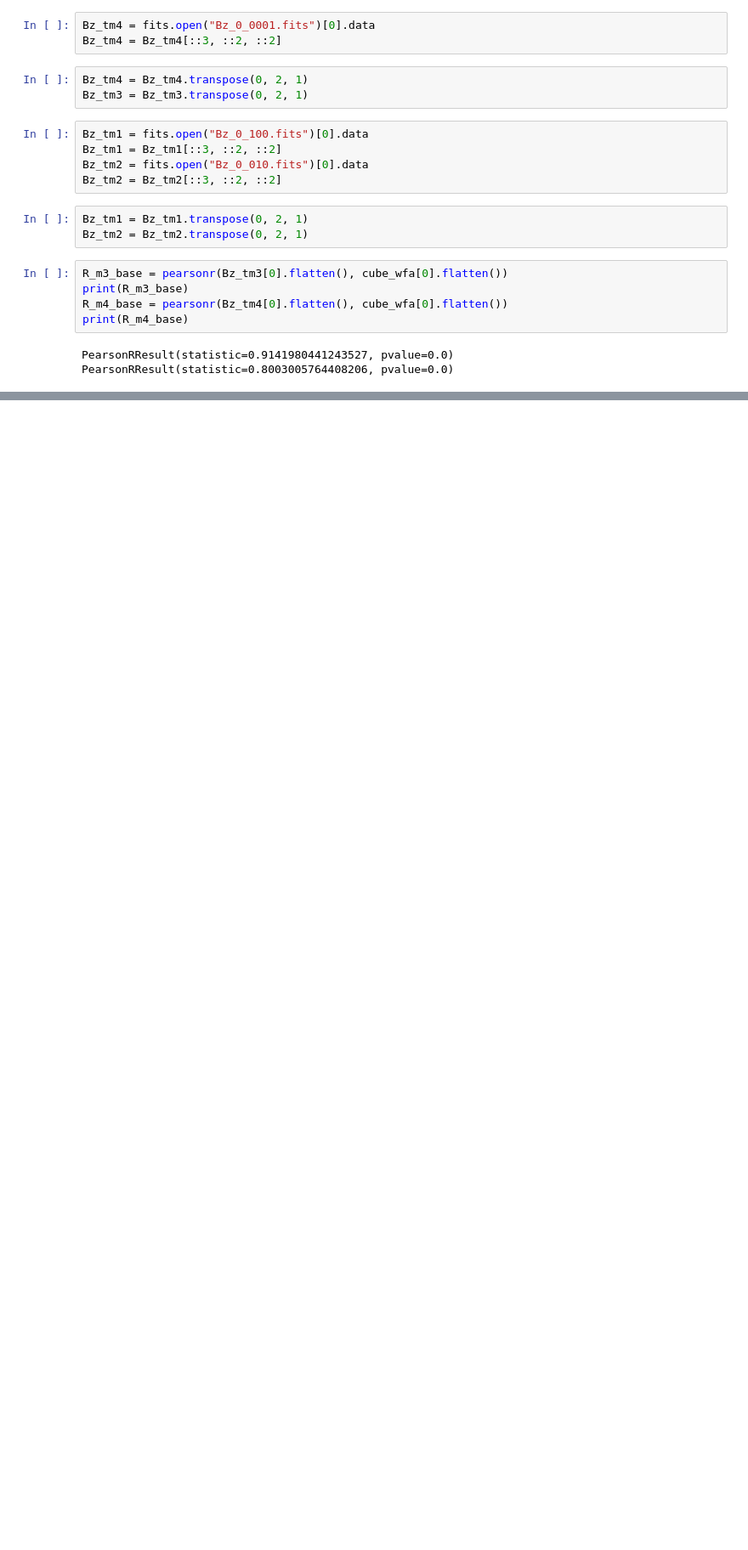
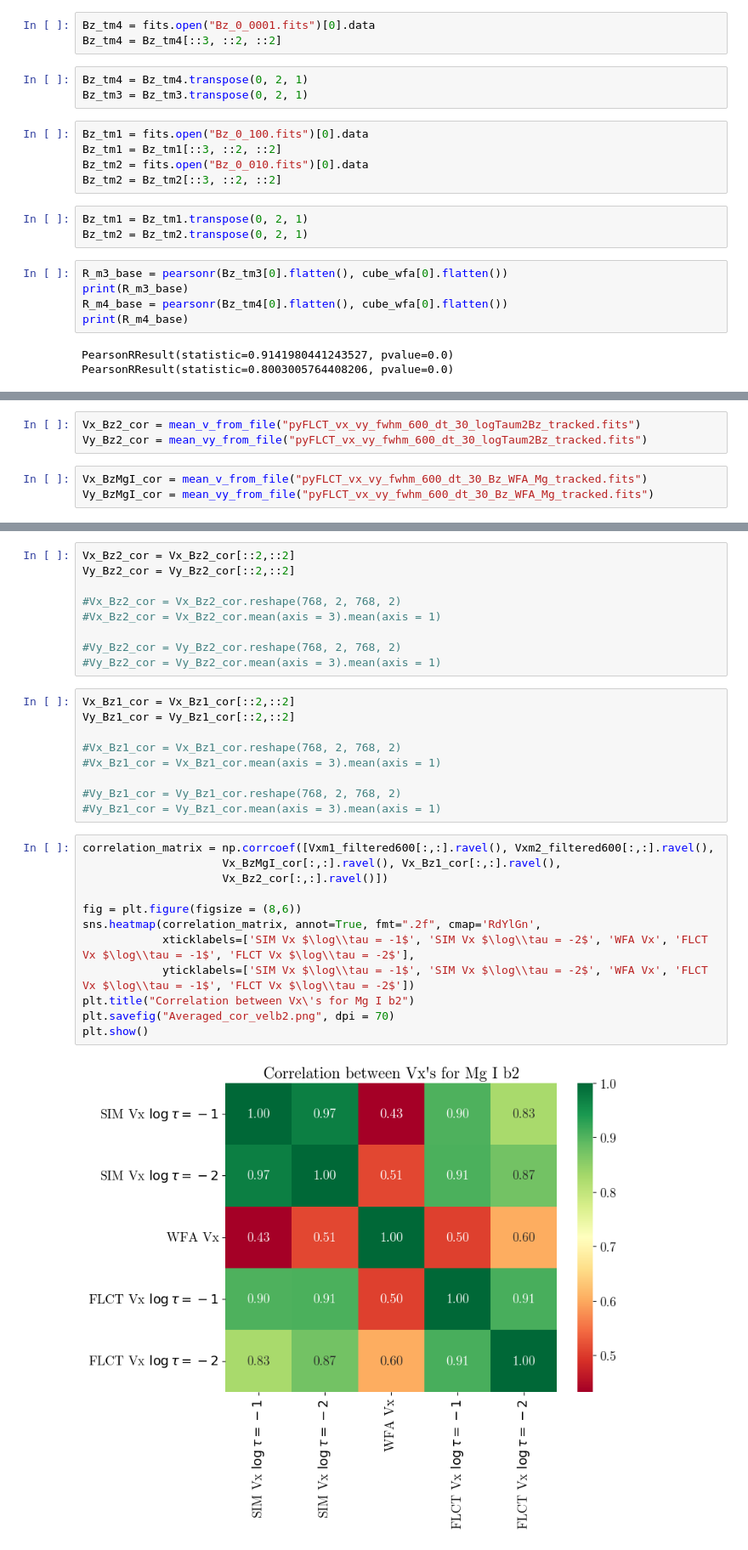
Before and after one commit to TheodoreKostic/Tracking_features, a Jupyter notebook: FirstPaper/WFA_MgIb2.ipynb, the cells around one changed output, grey strips where cells are left out. Shown at 85% size. Drawn from its saved outputs; the diff is of its cells as text; blank space fills up the shorter version.

```diff
--- a/FirstPaper/WFA_MgIb2.ipynb
+++ b/FirstPaper/WFA_MgIb2.ipynb
@@ -179,0 +219,6 @@ plt.savefig("Wfa_Bz.png", dpi = 70)
+# %%
+Vx_Bz2_cor = mean_v_from_file("pyFLCT_vx_vy_fwhm_600_dt_30_logTaum2Bz_tracked.fits")
+Vy_Bz2_cor = mean_vy_from_file("pyFLCT_vx_vy_fwhm_600_dt_30_logTaum2Bz_tracked.fits")
+# %%
+Vx_BzMgI_cor = mean_v_from_file("pyFLCT_vx_vy_fwhm_600_dt_30_Bz_WFA_Mg_tracked.fits")
+Vy_BzMgI_cor = mean_vy_from_file("pyFLCT_vx_vy_fwhm_600_dt_30_Bz_WFA_Mg_tracked.fits")
@@ -179,0 +235,32 @@ plt.savefig("Wfa_Bz.png", dpi = 70)
+# %%
+Vx_Bz2_cor = Vx_Bz2_cor[::2,::2]
+Vy_Bz2_cor = Vy_Bz2_cor[::2,::2]
+
+#Vx_Bz2_cor = Vx_Bz2_cor.reshape(768, 2, 768, 2)
+#Vx_Bz2_cor = Vx_Bz2_cor.mean(axis = 3).mean(axis = 1)
+
+#Vy_Bz2_cor = Vy_Bz2_cor.reshape(768, 2, 768, 2)
+#Vy_Bz2_cor = Vy_Bz2_cor.mean(axis = 3).mean(axis = 1)
+# %%
+Vx_Bz1_cor = Vx_Bz1_cor[::2,::2]
+Vy_Bz1_cor = Vy_Bz1_cor[::2,::2]
+
+#Vx_Bz1_cor = Vx_Bz1_cor.reshape(768, 2, 768, 2)
+#Vx_Bz1_cor = Vx_Bz1_cor.mean(axis = 3).mean(axis = 1)
+
+#Vy_Bz1_cor = Vy_Bz1_cor.reshape(768, 2, 768, 2)
+#Vy_Bz1_cor = Vy_Bz1_cor.mean(axis = 3).mean(axis = 1)
+# %%
+correlation_matrix = np.corrcoef([Vxm1_filtered600[:,:].ravel(), Vxm2_filtered600[:,:].ravel(),
+                     Vx_BzMgI_cor[:,:].ravel(), Vx_Bz1_cor[:,:].ravel(),
+                     Vx_Bz2_cor[:,:].ravel()])
+
+fig = plt.figure(figsize = (8,6))
+sns.heatmap(correlation_matrix, annot=True, fmt=".2f", cmap='RdYlGn',
+            xticklabels=['SIM Vx $\log\\tau = -1$', 'SIM Vx $\log\\tau = -2$', 'WFA Vx', 'FLCT Vx $\log\\tau = -1$', 'FLCT Vx $\log\\tau = -2$'],
+            yticklabels=['SIM Vx $\log\\tau = -1$', 'SIM Vx $\log\\tau = -2$', 'WFA Vx', 'FLCT Vx $\log\\tau = -1$', 'FLCT Vx $\log\\tau = -2$'])
+plt.title("Correlation between Vx\'s for Mg I b2")
+plt.savefig("Averaged_cor_velb2.png", dpi = 70)
+plt.show()
+# %% [output]
+[figure, added]
```
Also changed, not shown: parts of 66 cells of this notebook.
